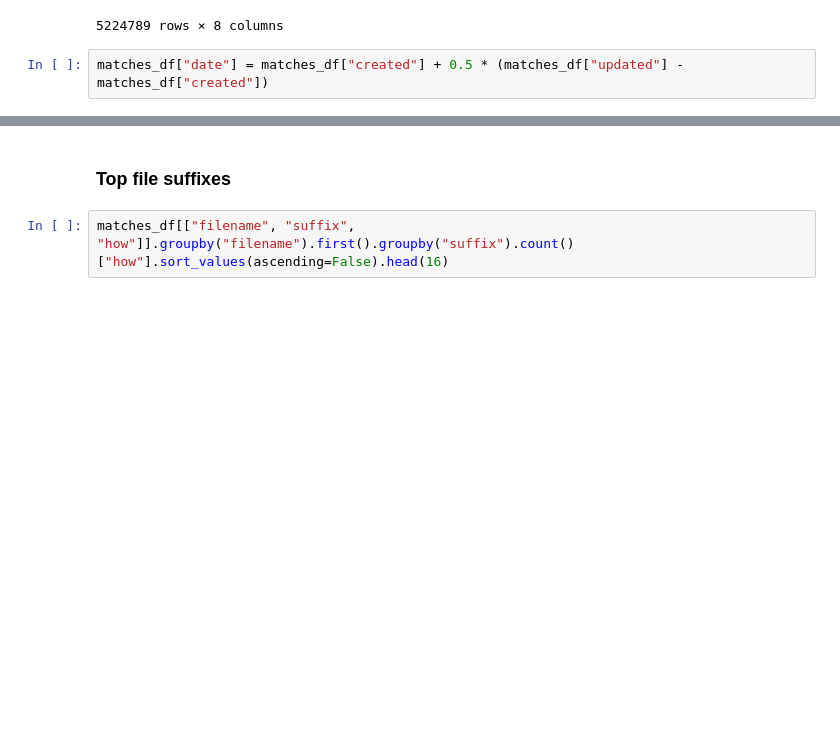
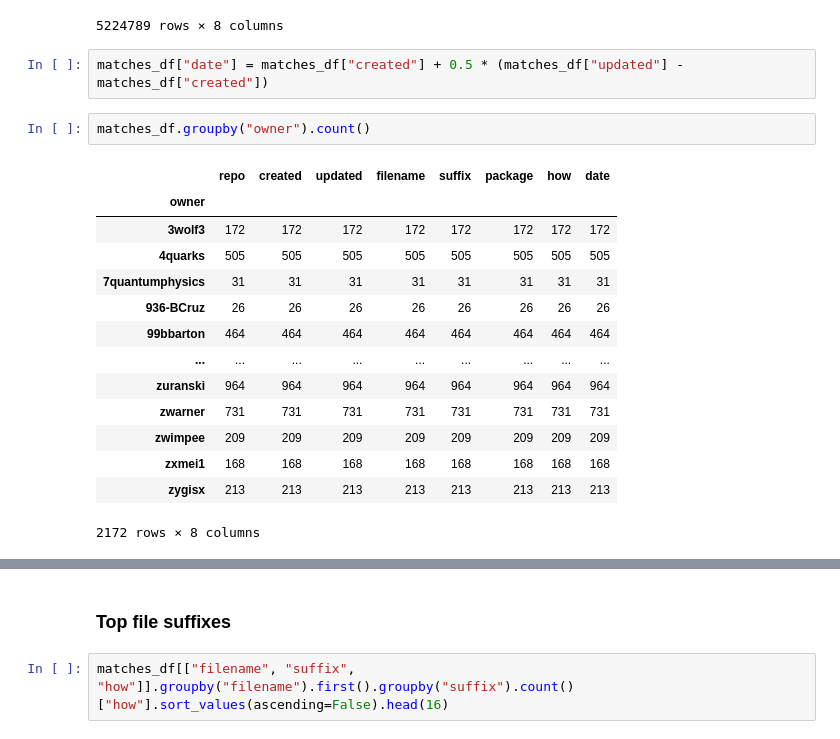
Before and after one commit to jpivarski-talks/2022-03-04-reload-statistics, a Jupyter notebook: github-package-dependencies.ipynb, the cells around one changed output, grey strips where cells are left out. Saved outputs shown, nothing was run; the diff lists cells and outputs as text; blank space fills up the shorter version.

Commit message:
Count users and repos.

```diff
--- a/github-package-dependencies.ipynb
+++ b/github-package-dependencies.ipynb
@@ -20,3 +20,20 @@ matches_df
 5224789 rows × 8 columns
 # %%
 matches_df["date"] = matches_df["created"] + 0.5 * (matches_df["updated"] - matches_df["created"])
+# %%
+matches_df.groupby("owner").count()
+# %% [output]
+|  | repo | created | updated | filename | suffix | package | how | date |
+| owner |  |  |  |  |  |  |  |  |
+| 3wolf3 | 172 | 172 | 172 | 172 | 172 | 172 | 172 | 172 |
+| 4quarks | 505 | 505 | 505 | 505 | 505 | 505 | 505 | 505 |
+| 7quantumphysics | 31 | 31 | 31 | 31 | 31 | 31 | 31 | 31 |
+| 936-BCruz | 26 | 26 | 26 | 26 | 26 | 26 | 26 | 26 |
+| 99bbarton | 464 | 464 | 464 | 464 | 464 | 464 | 464 | 464 |
+| ... | ... | ... | ... | ... | ... | ... | ... | ... |
+| zuranski | 964 | 964 | 964 | 964 | 964 | 964 | 964 | 964 |
+| zwarner | 731 | 731 | 731 | 731 | 731 | 731 | 731 | 731 |
+| zwimpee | 209 | 209 | 209 | 209 | 209 | 209 | 209 | 209 |
+| zxmei1 | 168 | 168 | 168 | 168 | 168 | 168 | 168 | 168 |
+| zygisx | 213 | 213 | 213 | 213 | 213 | 213 | 213 | 213 |
+2172 rows × 8 columns
```
Also changed, not shown: parts of 1 cell of this notebook.
